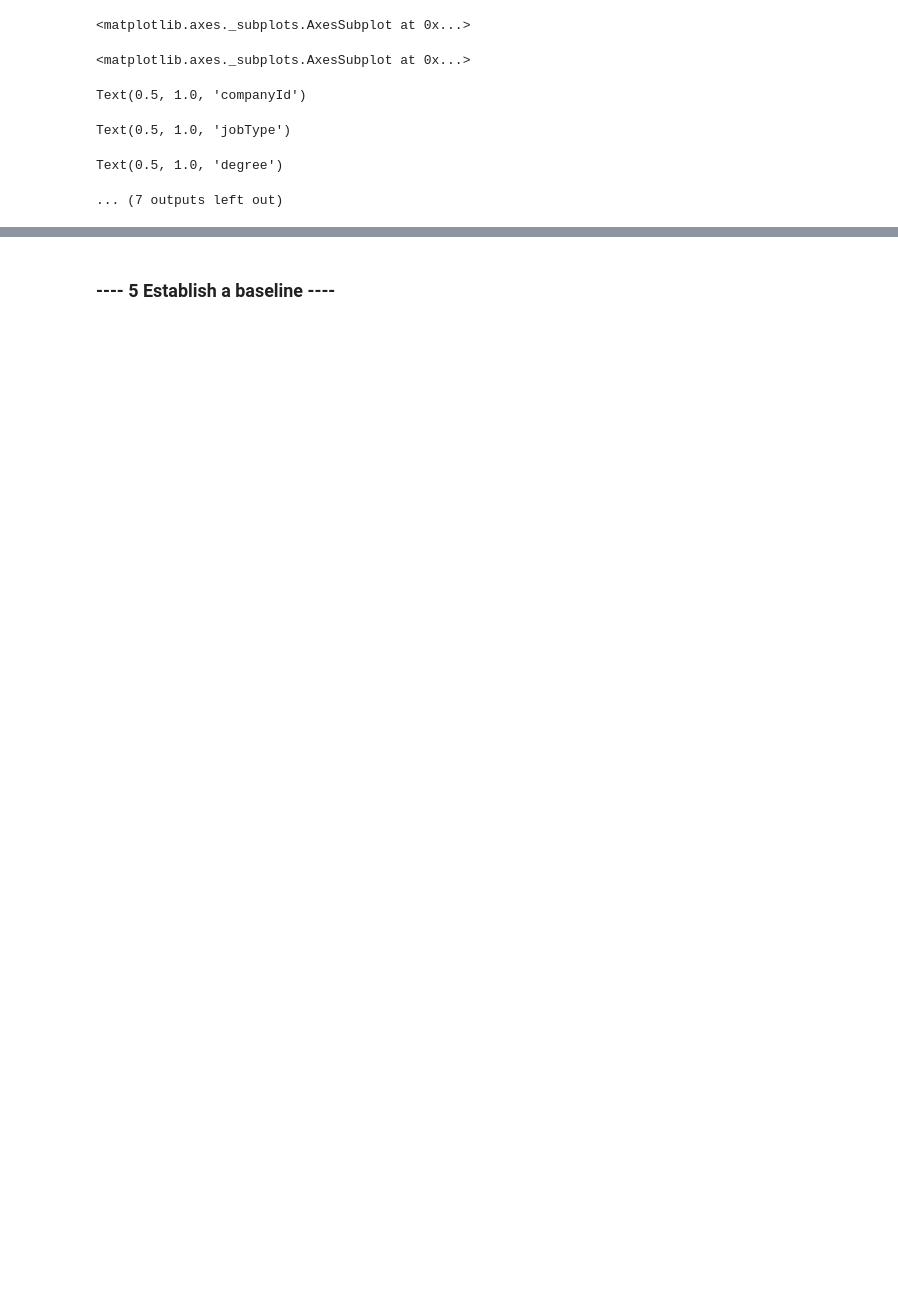
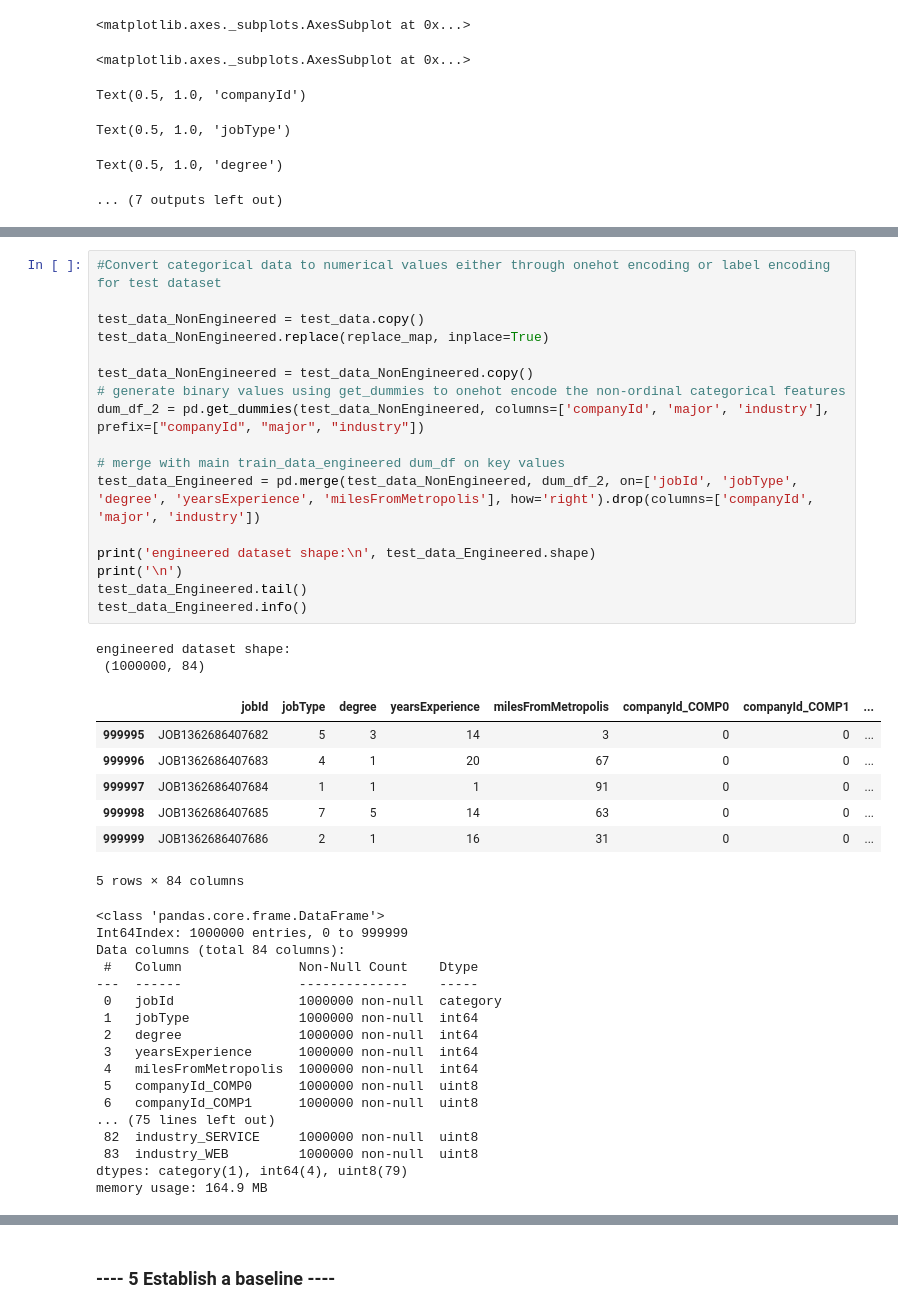
Before and after one commit to Ashur59/salarypredictionportfolio, a Jupyter notebook: Salary Prediction Notebook.ipynb, the cells around one changed output, grey strips where cells are left out. Cells and saved outputs as stored; diff of their text form; blank space fills up the shorter version.

```diff
--- a/Salary Prediction Notebook.ipynb
+++ b/Salary Prediction Notebook.ipynb
@@ -512,0 +615,44 @@ Text(0.5, 1.0, 'degree')
+# %%
+#Convert categorical data to numerical values either through onehot encoding or label encoding for test dataset
+
+test_data_NonEngineered = test_data.copy()
+test_data_NonEngineered.replace(replace_map, inplace=True)
+
+test_data_NonEngineered = test_data_NonEngineered.copy()
+# generate binary values using get_dummies to onehot encode the non-ordinal categorical features
+dum_df_2 = pd.get_dummies(test_data_NonEngineered, columns=['companyId', 'major', 'industry'], prefix=["companyId", "major", "industry"])
+
+# merge with main train_data_engineered dum_df on key values
+test_data_Engineered = pd.merge(test_data_NonEngineered, dum_df_2, on=['jobId', 'jobType', 'degree', 'yearsExperience', 'milesFromMetropolis'], how='right').drop(columns=['companyId', 'major', 'industry'])
+
+print('engineered dataset shape:\n', test_data_Engineered.shape)
+print('\n')
+test_data_Engineered.tail()
+test_data_Engineered.info()
+# %% [output]
+engineered dataset shape:
+ (1000000, 84)
+|  | jobId | jobType | degree | yearsExperience | milesFromMetropolis | companyId_COMP0 | companyId_COMP1 | ... |
+| 999995 | JOB1362686407682 | 5 | 3 | 14 | 3 | 0 | 0 | ... |
+| 999996 | JOB1362686407683 | 4 | 1 | 20 | 67 | 0 | 0 | ... |
+| 999997 | JOB1362686407684 | 1 | 1 | 1 | 91 | 0 | 0 | ... |
+| 999998 | JOB1362686407685 | 7 | 5 | 14 | 63 | 0 | 0 | ... |
+| 999999 | JOB1362686407686 | 2 | 1 | 16 | 31 | 0 | 0 | ... |
+5 rows × 84 columns
+<class 'pandas.core.frame.DataFrame'>
+Int64Index: 1000000 entries, 0 to 999999
+Data columns (total 84 columns):
+ #   Column               Non-Null Count    Dtype
+---  ------               --------------    -----
+ 0   jobId                1000000 non-null  category
+ 1   jobType              1000000 non-null  int64
+ 2   degree               1000000 non-null  int64
+ 3   yearsExperience      1000000 non-null  int64
+ 4   milesFromMetropolis  1000000 non-null  int64
+ 5   companyId_COMP0      1000000 non-null  uint8
+ 6   companyId_COMP1      1000000 non-null  uint8
+... (75 lines left out)
+ 82  industry_SERVICE     1000000 non-null  uint8
+ 83  industry_WEB         1000000 non-null  uint8
+dtypes: category(1), int64(4), uint8(79)
+memory usage: 164.9 MB
```
Also changed, not shown: parts of 31 cells of this notebook.
